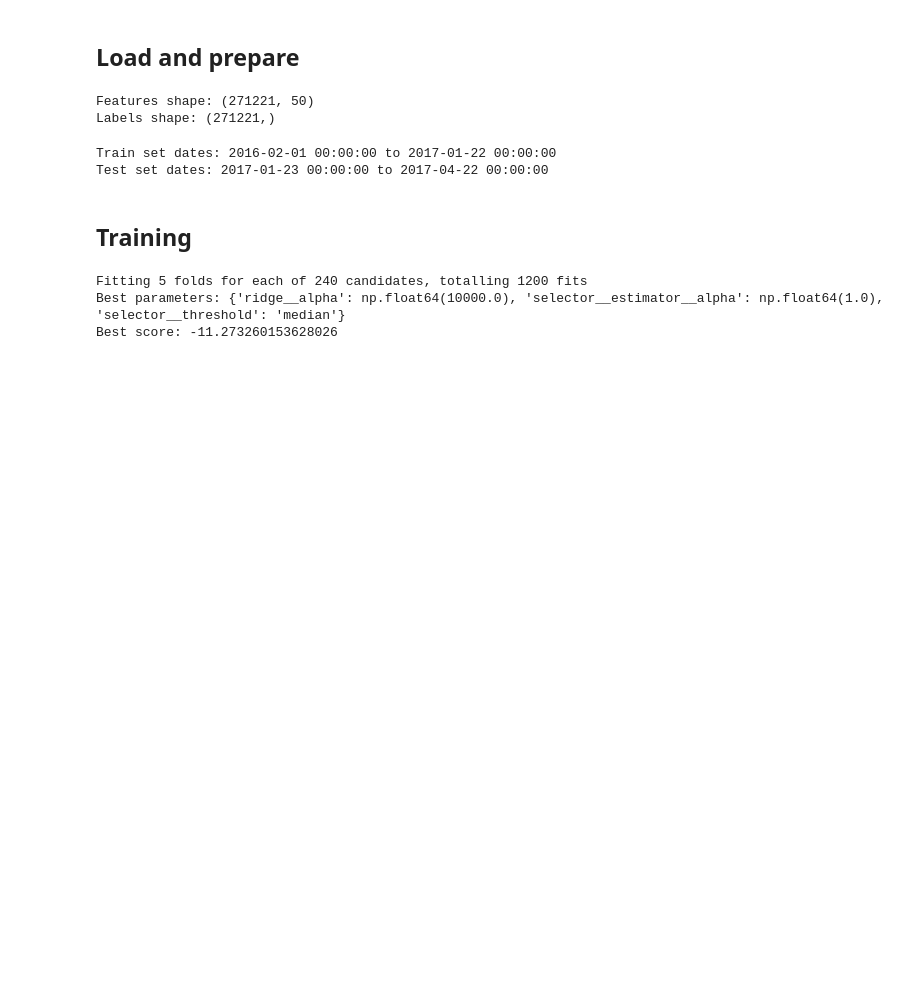
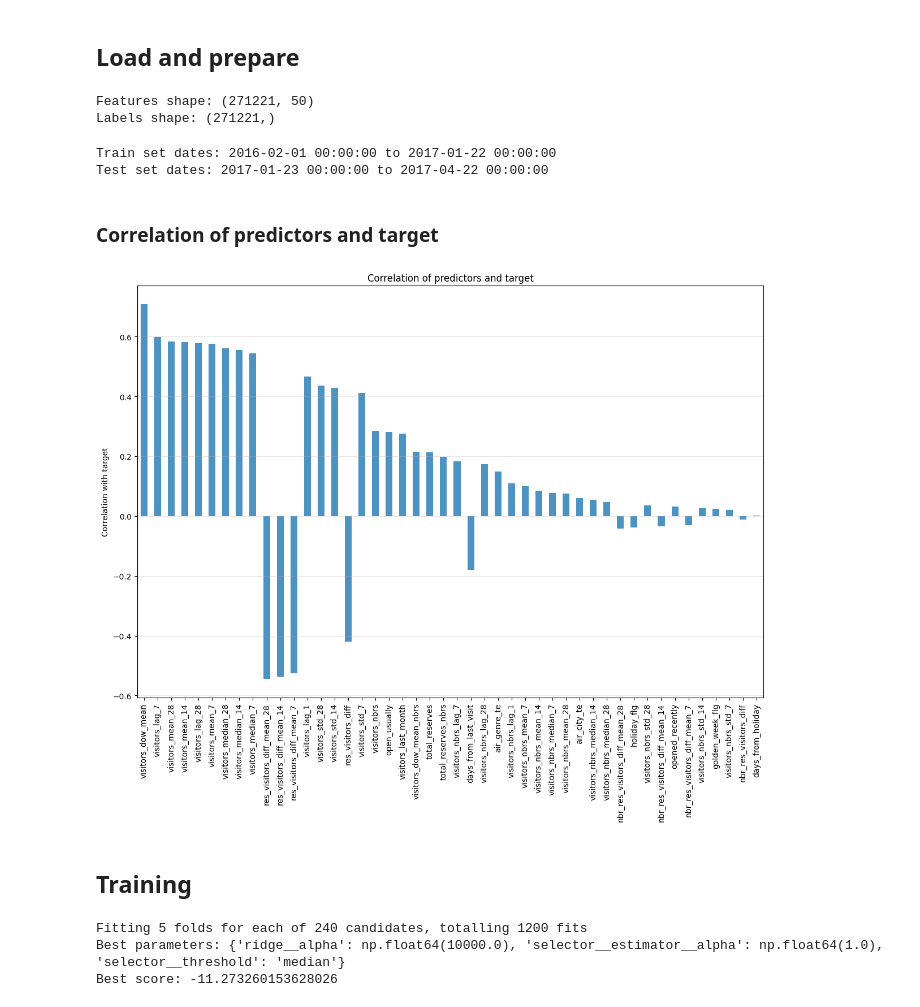
Before and after one commit to Lymuthien/mentoring_program, a Jupyter notebook: notebooks/3.0-model-training-ridge.ipynb, the cells around one changed output. Cells and saved outputs as stored; diff of their text form; code cells hidden in the pictures; blank space fills up the shorter version.

Commit message:
Changed plot_features_target_corr function.

```diff
--- a/notebooks/3.0-model-training-ridge.ipynb
+++ b/notebooks/3.0-model-training-ridge.ipynb
@@ -68,6 +68,12 @@ print(f"Test set dates: {test_dates.min()} to {test_dates.max()}")
 # %% [output]
 Train set dates: 2016-02-01 00:00:00 to 2017-01-22 00:00:00
 Test set dates: 2017-01-23 00:00:00 to 2017-04-22 00:00:00
+# %% [markdown]
+### Correlation of predictors and target
+# %%
+corr_target = plot_features_target_corr(X_train, y_train)
+# %% [output]
+[figure, added]
 # %% [markdown]
 ## Training
 # %%
```
Also changed, not shown: parts of 3 cells of this notebook, 2 other files.
